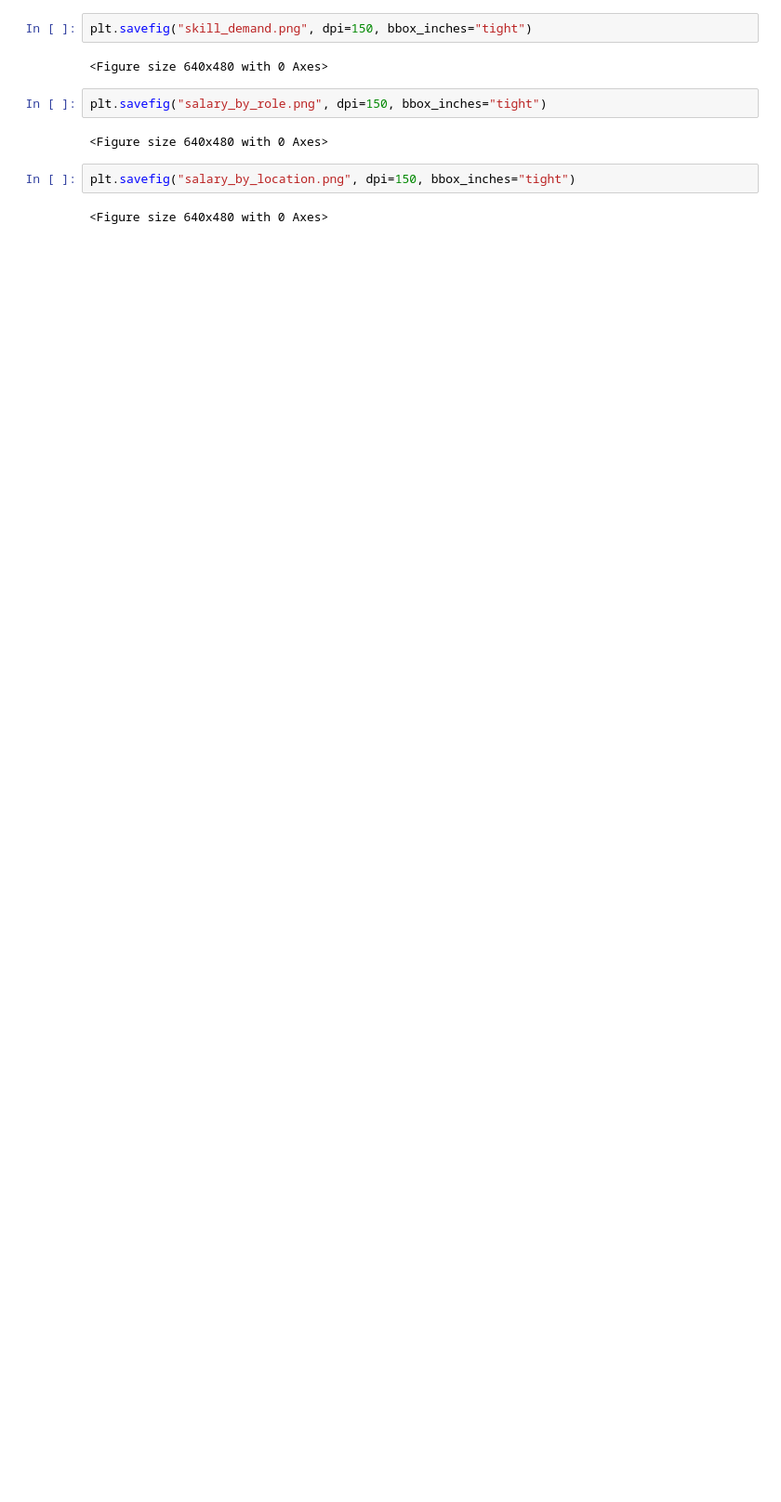
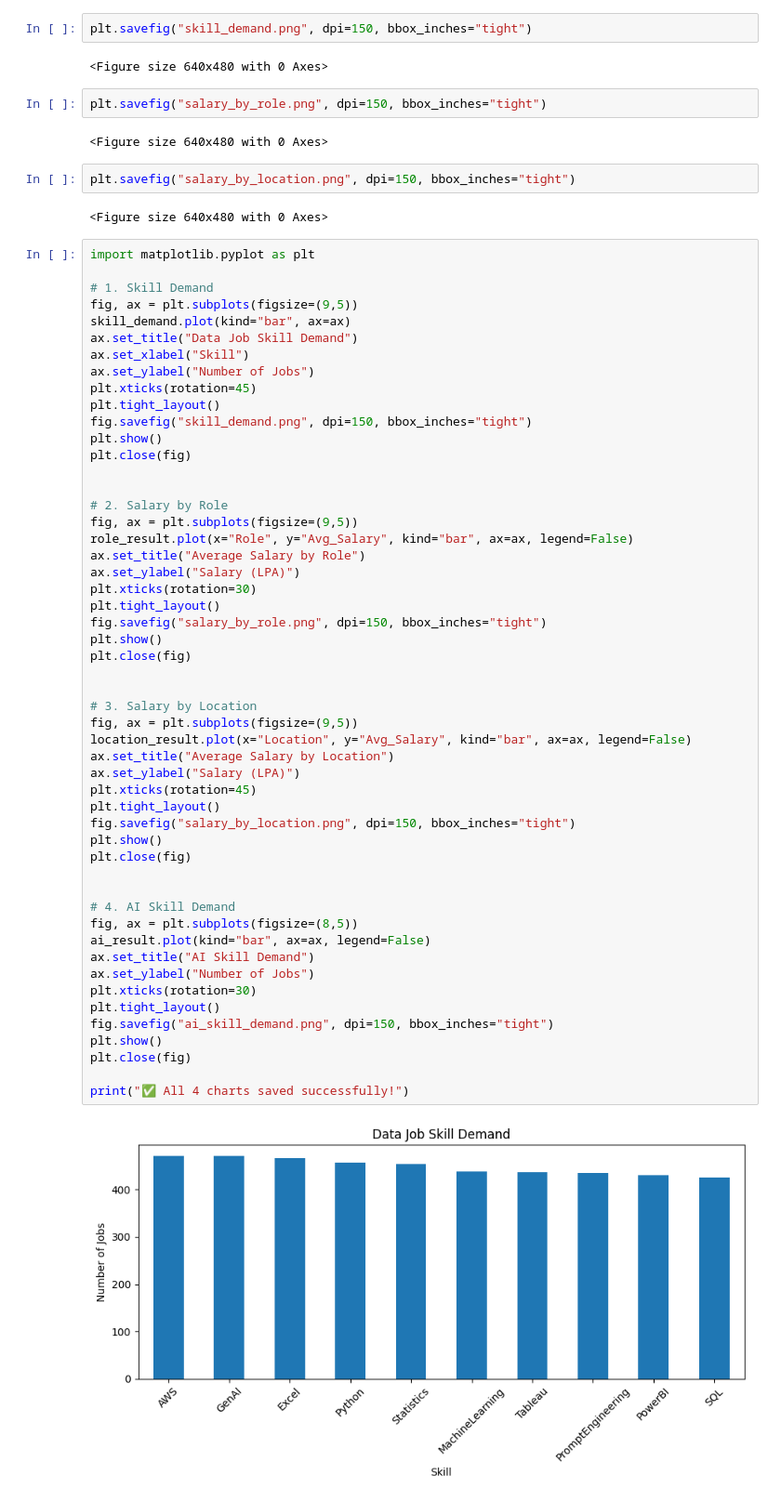
Before and after one commit to Arjunyadav0825/career-pulse-data-analyst, a Jupyter notebook: career-pulse-data-analyst.ipynb, the cells around one changed output. Shown at 93% size. Drawn from its saved outputs; the diff is of its cells as text; blank space fills up the shorter version.

```diff
--- a/career-pulse-data-analyst.ipynb
+++ b/career-pulse-data-analyst.ipynb
@@ -928,3 +928,57 @@ plt.savefig("salary_by_role.png", dpi=150, bbox_inches="tight")
 plt.savefig("salary_by_location.png", dpi=150, bbox_inches="tight")
 # %% [output]
 <Figure size 640x480 with 0 Axes>
+# %%
+import matplotlib.pyplot as plt
+
+# 1. Skill Demand
+fig, ax = plt.subplots(figsize=(9,5))
+skill_demand.plot(kind="bar", ax=ax)
+ax.set_title("Data Job Skill Demand")
+ax.set_xlabel("Skill")
+ax.set_ylabel("Number of Jobs")
+plt.xticks(rotation=45)
+plt.tight_layout()
+fig.savefig("skill_demand.png", dpi=150, bbox_inches="tight")
+plt.show()
+plt.close(fig)
+
+
+# 2. Salary by Role
+fig, ax = plt.subplots(figsize=(9,5))
+role_result.plot(x="Role", y="Avg_Salary", kind="bar", ax=ax, legend=False)
+ax.set_title("Average Salary by Role")
+ax.set_ylabel("Salary (LPA)")
+plt.xticks(rotation=30)
+plt.tight_layout()
+fig.savefig("salary_by_role.png", dpi=150, bbox_inches="tight")
+plt.show()
+plt.close(fig)
+
+
+# 3. Salary by Location
+fig, ax = plt.subplots(figsize=(9,5))
+location_result.plot(x="Location", y="Avg_Salary", kind="bar", ax=ax, legend=False)
+ax.set_title("Average Salary by Location")
+ax.set_ylabel("Salary (LPA)")
+plt.xticks(rotation=45)
+plt.tight_layout()
+fig.savefig("salary_by_location.png", dpi=150, bbox_inches="tight")
+plt.show()
+plt.close(fig)
+
+
+# 4. AI Skill Demand
+fig, ax = plt.subplots(figsize=(8,5))
+ai_result.plot(kind="bar", ax=ax, legend=False)
+ax.set_title("AI Skill Demand")
+ax.set_ylabel("Number of Jobs")
+plt.xticks(rotation=30)
+plt.tight_layout()
+fig.savefig("ai_skill_demand.png", dpi=150, bbox_inches="tight")
+plt.show()
+plt.close(fig)
+
+print("✅ All 4 charts saved successfully!")
+# %% [output]
+[figure, added]
```
Also changed, not shown: parts of 1 cell of this notebook.
